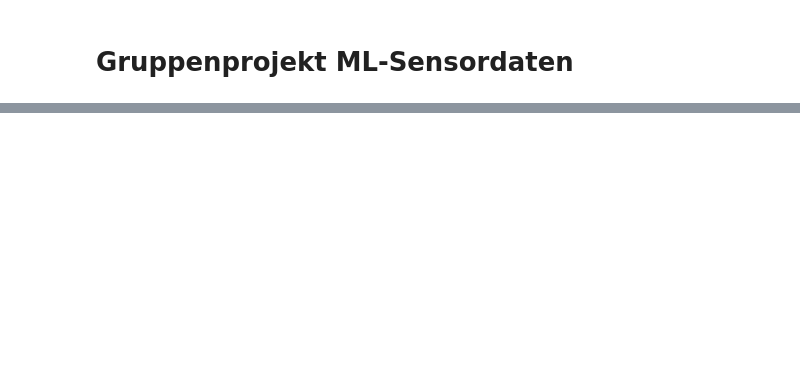
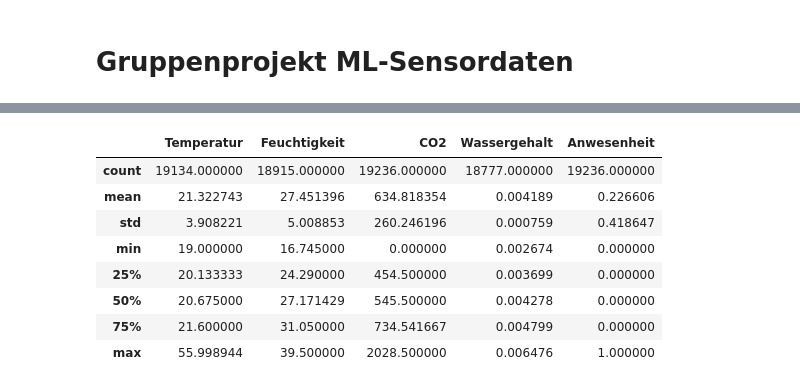
Before and after one commit to Ioannis-Serafim/ml-sensor-project-hka, a Jupyter notebook: notebooks/main.ipynb, the cells around one changed output, grey strips where cells are left out. Cells and saved outputs as stored; diff of their text form; code cells hidden in the pictures; blank space fills up the shorter version.

```diff
--- a/notebooks/main.ipynb
+++ b/notebooks/main.ipynb
@@ -5,3 +19,9 @@ import pandas as pd
 import matplotlib.pylab as plt
 from sklearn.linear_model import LinearRegression
 from sklearn.dummy import DummyClassifier
+
+df_sensor_raw = pd.read_csv('../data/Datensatz-Sensor.csv', parse_dates=['Datum'])
+
+# Wir wollen direkt sagen, dass unsere Timestamps auch der Index sind
+df_sensor_raw.set_index('Datum', inplace=True)
+df_sensor_raw.head()
@@ -30,0 +72,13 @@ max       55.998944     39.500000   2028.500000      0.006476      1.000000
+# %%
+# Deskriptive Statistiken
+df_sensor_raw.describe()
+# %% [output]
+|  | Temperatur | Feuchtigkeit | CO2 | Wassergehalt | Anwesenheit |
+| count | 19134.000000 | 18915.000000 | 19236.000000 | 18777.000000 | 19236.000000 |
+| mean | 21.322743 | 27.451396 | 634.818354 | 0.004189 | 0.226606 |
+| std | 3.908221 | 5.008853 | 260.246196 | 0.000759 | 0.418647 |
+| min | 19.000000 | 16.745000 | 0.000000 | 0.002674 | 0.000000 |
+| 25% | 20.133333 | 24.290000 | 454.500000 | 0.003699 | 0.000000 |
+| 50% | 20.675000 | 27.171429 | 545.500000 | 0.004278 | 0.000000 |
+| 75% | 21.600000 | 31.050000 | 734.541667 | 0.004799 | 0.000000 |
+| max | 55.998944 | 39.500000 | 2028.500000 | 0.006476 | 1.000000 |
```
Also changed, not shown: parts of 23 cells of this notebook.
